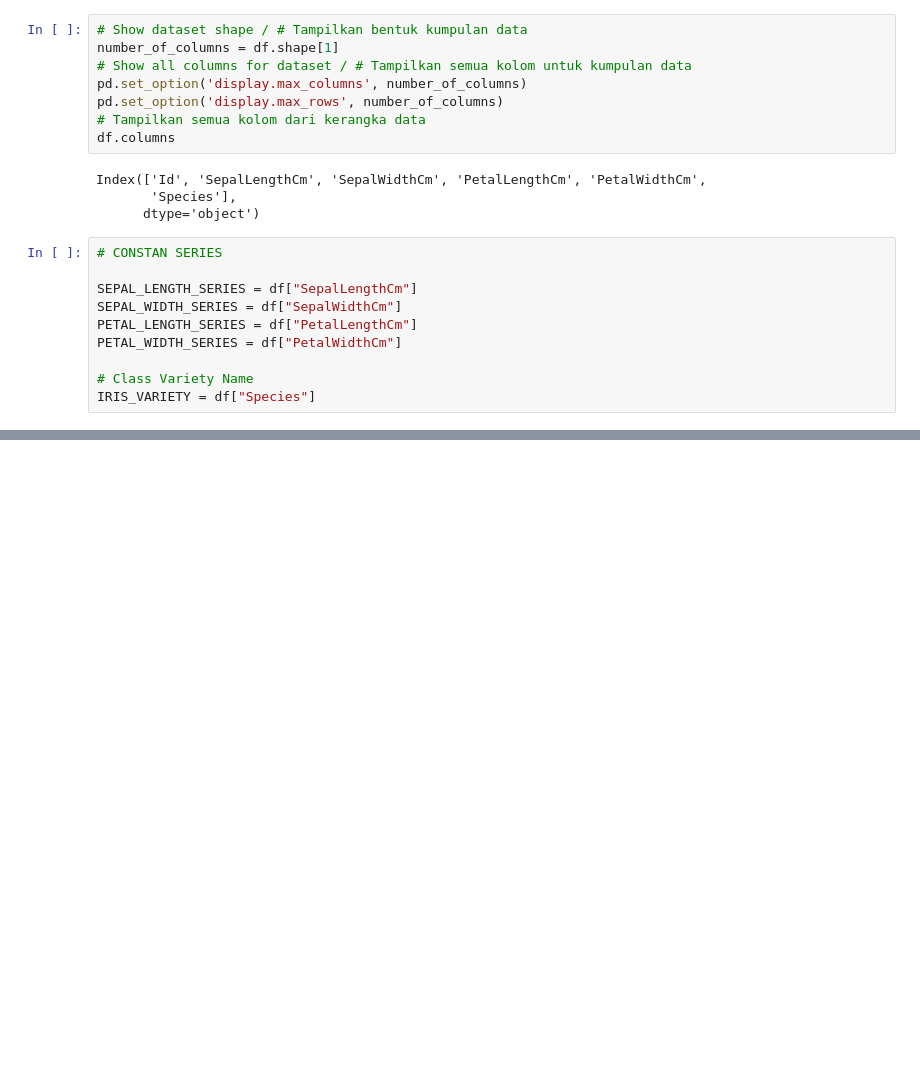
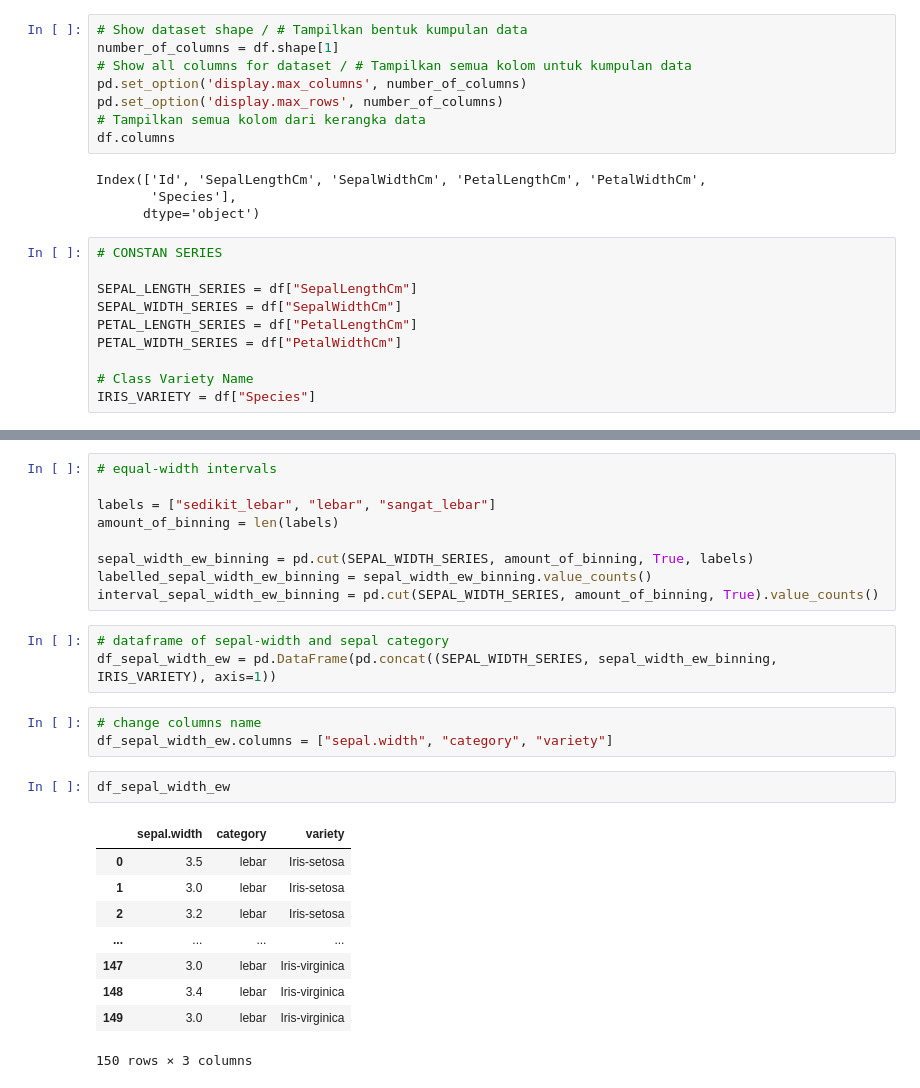
Before and after one commit to Purnomo-Ribut/datamining, a Jupyter notebook: _sources/Tugas-2.ipynb, the cells around one changed output, grey strips where cells are left out. Saved outputs shown, nothing was run; the diff lists cells and outputs as text; blank space fills up the shorter version.

```diff
--- a/_sources/Tugas-2.ipynb
+++ b/_sources/Tugas-2.ipynb
@@ -89,0 +99,27 @@ pd.cut(series, interval, right=True, label)
+# %%
+# equal-width intervals
+
+labels = ["sedikit_lebar", "lebar", "sangat_lebar"]
+amount_of_binning = len(labels)
+
+sepal_width_ew_binning = pd.cut(SEPAL_WIDTH_SERIES, amount_of_binning, True, labels)
+labelled_sepal_width_ew_binning = sepal_width_ew_binning.value_counts()
+interval_sepal_width_ew_binning = pd.cut(SEPAL_WIDTH_SERIES, amount_of_binning, True).value_counts()
+# %%
+# dataframe of sepal-width and sepal category
+df_sepal_width_ew = pd.DataFrame(pd.concat((SEPAL_WIDTH_SERIES, sepal_width_ew_binning, IRIS_VARIETY), axis=1))
+# %%
+# change columns name
+df_sepal_width_ew.columns = ["sepal.width", "category", "variety"]
+# %%
+df_sepal_width_ew
+# %% [output]
+|  | sepal.width | category | variety |
+| 0 | 3.5 | lebar | Iris-setosa |
+| 1 | 3.0 | lebar | Iris-setosa |
+| 2 | 3.2 | lebar | Iris-setosa |
+| ... | ... | ... | ... |
+| 147 | 3.0 | lebar | Iris-virginica |
+| 148 | 3.4 | lebar | Iris-virginica |
+| 149 | 3.0 | lebar | Iris-virginica |
+150 rows × 3 columns
```
Also changed, not shown: parts of 80 cells of this notebook, 4 other files.
